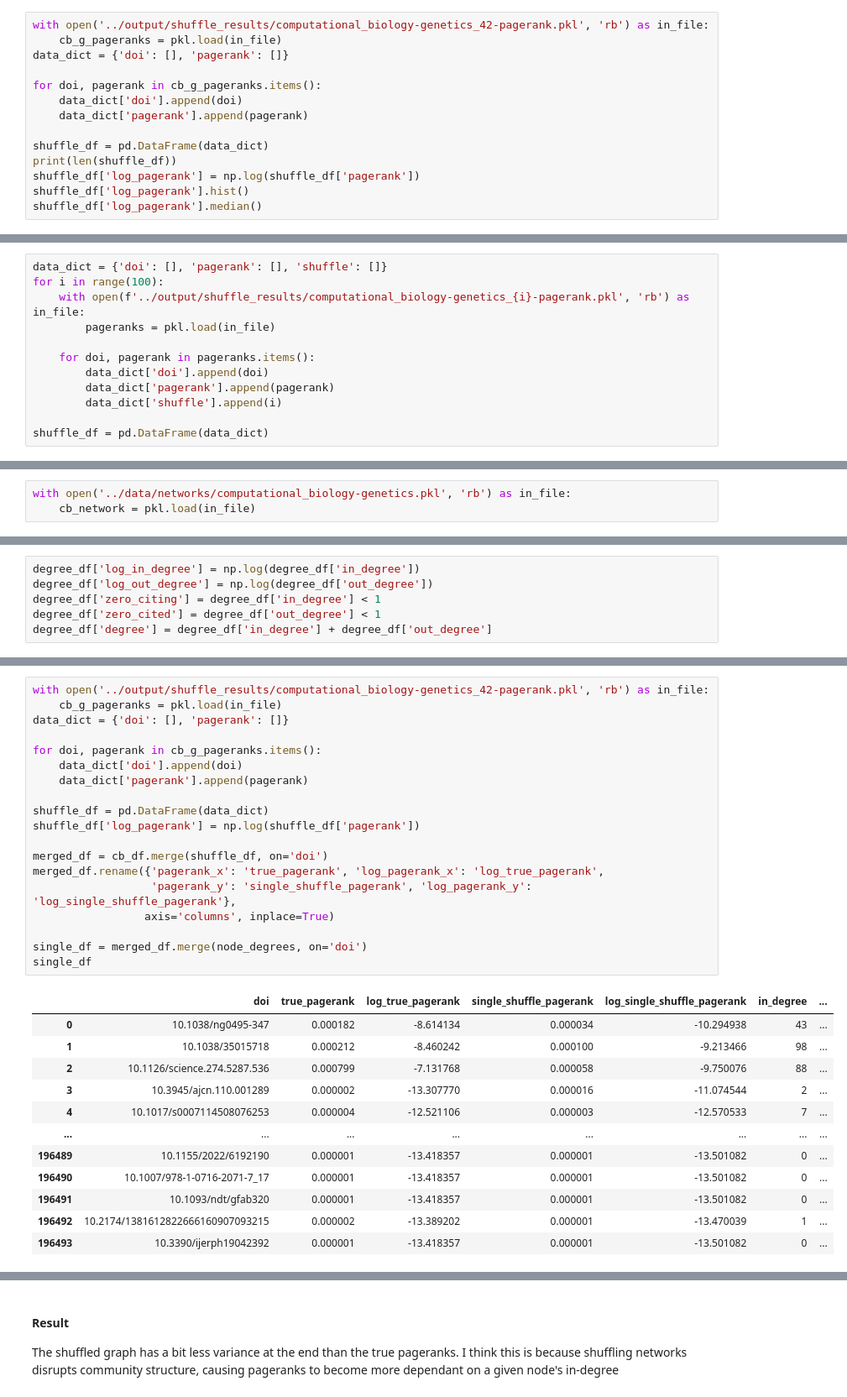
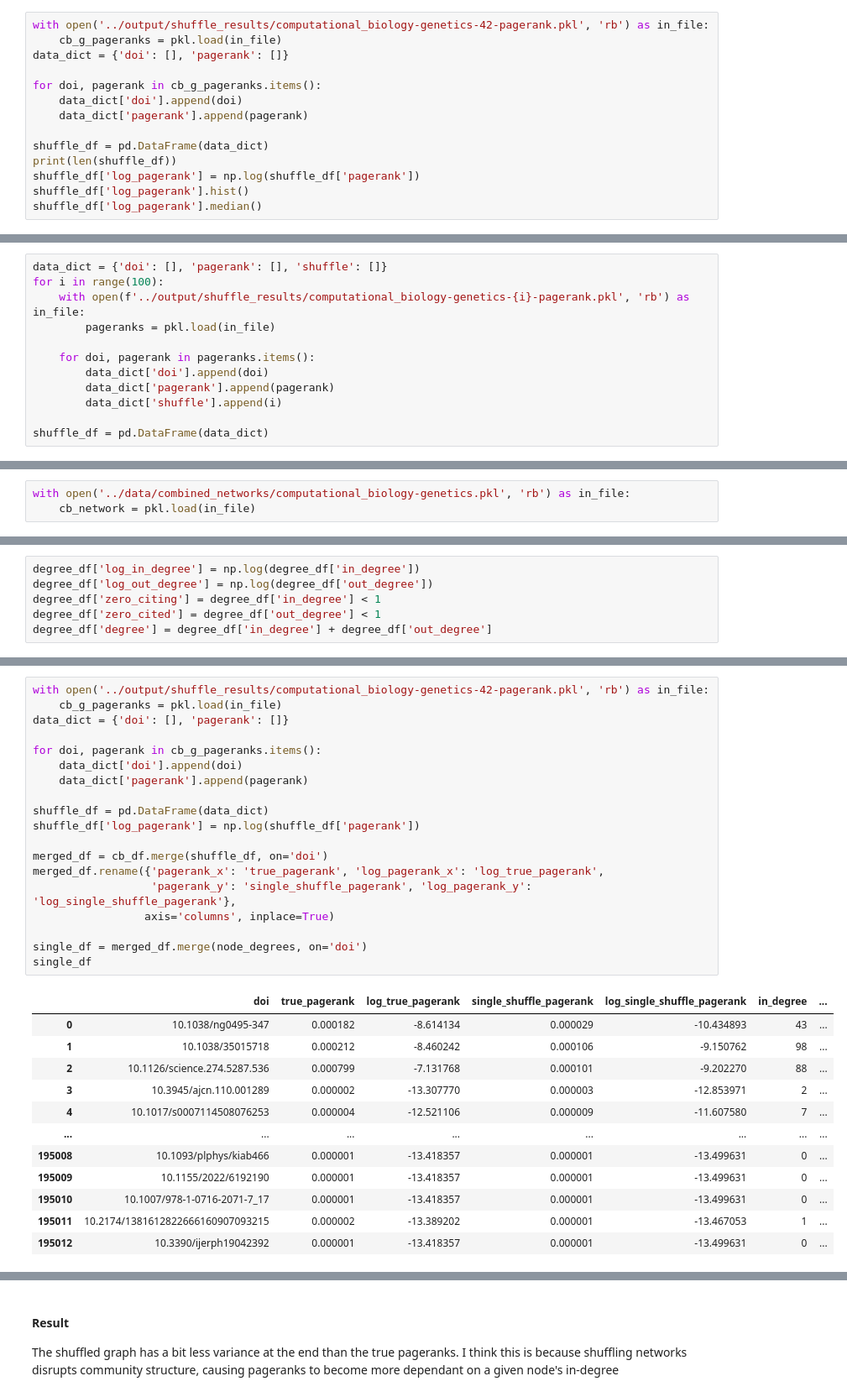
Before and after one commit to ben-heil/indices, a Jupyter notebook: notebooks/pagerank_inflation.ipynb, the cells around one changed output, grey strips where cells are left out. Shown at 84% size. Cells and saved outputs as stored; diff of their text form.

```diff
--- a/notebooks/pagerank_inflation.ipynb
+++ b/notebooks/pagerank_inflation.ipynb
@@ -36,7 +41,7 @@ cb_df['log_pagerank'].median()
 -13.206491420980544
 [figure]
 # %%
-with open('../output/shuffle_results/computational_biology-genetics_42-pagerank.pkl', 'rb') as in_file:
+with open('../output/shuffle_results/computational_biology-genetics-42-pagerank.pkl', 'rb') as in_file:
     cb_g_pageranks = pkl.load(in_file)
 data_dict = {'doi': [], 'pagerank': []}
 
@@ -100,7 +105,7 @@ plot
 # %%
 data_dict = {'doi': [], 'pagerank': [], 'shuffle': []}
 for i in range(100):
-    with open(f'../output/shuffle_results/computational_biology-genetics_{i}-pagerank.pkl', 'rb') as in_file:
+    with open(f'../output/shuffle_results/computational_biology-genetics-{i}-pagerank.pkl', 'rb') as in_file:
         pageranks = pkl.load(in_file)
 
     for doi, pagerank in pageranks.items():
@@ -176,5 +181,5 @@ plot
 # %%
-with open('../data/networks/computational_biology-genetics.pkl', 'rb') as in_file:
+with open('../data/combined_networks/computational_biology-genetics.pkl', 'rb') as in_file:
     cb_network = pkl.load(in_file)
 # %%
 network_info = {'doi': [], 'in_degree': [], 'out_degree': []}
@@ -301,32 +306,32 @@ plot
 # %%
-with open('../output/shuffle_results/computational_biology-genetics_42-pagerank.pkl', 'rb') as in_file:
+with open('../output/shuffle_results/computational_biology-genetics-42-pagerank.pkl', 'rb') as in_file:
     cb_g_pageranks = pkl.load(in_file)
 data_dict = {'doi': [], 'pagerank': []}
 
 for doi, pagerank in cb_g_pageranks.items():
     data_dict['doi'].append(doi)
     data_dict['pagerank'].append(pagerank)
 
 shuffle_df = pd.DataFrame(data_dict)
 shuffle_df['log_pagerank'] = np.log(shuffle_df['pagerank'])
 
 merged_df = cb_df.merge(shuffle_df, on='doi')
 merged_df.rename({'pagerank_x': 'true_pagerank', 'log_pagerank_x': 'log_true_pagerank',
                   'pagerank_y': 'single_shuffle_pagerank', 'log_pagerank_y': 'log_single_shuffle_pagerank'},
                  axis='columns', inplace=True)
 
 single_df = merged_df.merge(node_degrees, on='doi')
 single_df
 # %% [output]
 |  | doi | true_pagerank | log_true_pagerank | single_shuffle_pagerank | log_single_shuffle_pagerank | in_degree | ... |
-| 0 | 10.1038/ng0495-347 | 0.000182 | -8.614134 | 0.000034 | -10.294938 | 43 | ... |
-| 1 | 10.1038/35015718 | 0.000212 | -8.460242 | 0.000100 | -9.213466 | 98 | ... |
-| 2 | 10.1126/science.274.5287.536 | 0.000799 | -7.131768 | 0.000058 | -9.750076 | 88 | ... |
-| 3 | 10.3945/ajcn.110.001289 | 0.000002 | -13.307770 | 0.000016 | -11.074544 | 2 | ... |
-| 4 | 10.1017/s0007114508076253 | 0.000004 | -12.521106 | 0.000003 | -12.570533 | 7 | ... |
+| 0 | 10.1038/ng0495-347 | 0.000182 | -8.614134 | 0.000029 | -10.434893 | 43 | ... |
+| 1 | 10.1038/35015718 | 0.000212 | -8.460242 | 0.000106 | -9.150762 | 98 | ... |
+| 2 | 10.1126/science.274.5287.536 | 0.000799 | -7.131768 | 0.000101 | -9.202270 | 88 | ... |
+| 3 | 10.3945/ajcn.110.001289 | 0.000002 | -13.307770 | 0.000003 | -12.853971 | 2 | ... |
+| 4 | 10.1017/s0007114508076253 | 0.000004 | -12.521106 | 0.000009 | -11.607580 | 7 | ... |
 | ... | ... | ... | ... | ... | ... | ... | ... |
-| 196489 | 10.1155/2022/6192190 | 0.000001 | -13.418357 | 0.000001 | -13.501082 | 0 | ... |
-| 196490 | 10.1007/978-1-0716-2071-7_17 | 0.000001 | -13.418357 | 0.000001 | -13.501082 | 0 | ... |
-| 196491 | 10.1093/ndt/gfab320 | 0.000001 | -13.418357 | 0.000001 | -13.501082 | 0 | ... |
-| 196492 | 10.2174/1381612822666160907093215 | 0.000002 | -13.389202 | 0.000001 | -13.470039 | 1 | ... |
-| 196493 | 10.3390/ijerph19042392 | 0.000001 | -13.418357 | 0.000001 | -13.501082 | 0 | ... |
+| 195008 | 10.1093/plphys/kiab466 | 0.000001 | -13.418357 | 0.000001 | -13.499631 | 0 | ... |
+| 195009 | 10.1155/2022/6192190 | 0.000001 | -13.418357 | 0.000001 | -13.499631 | 0 | ... |
+| 195010 | 10.1007/978-1-0716-2071-7_17 | 0.000001 | -13.418357 | 0.000001 | -13.499631 | 0 | ... |
+| 195011 | 10.2174/1381612822666160907093215 | 0.000002 | -13.389202 | 0.000001 | -13.467053 | 1 | ... |
+| 195012 | 10.3390/ijerph19042392 | 0.000001 | -13.418357 | 0.000001 | -13.499631 | 0 | ... |
```
Also changed, not shown: parts of 32 cells of this notebook.
